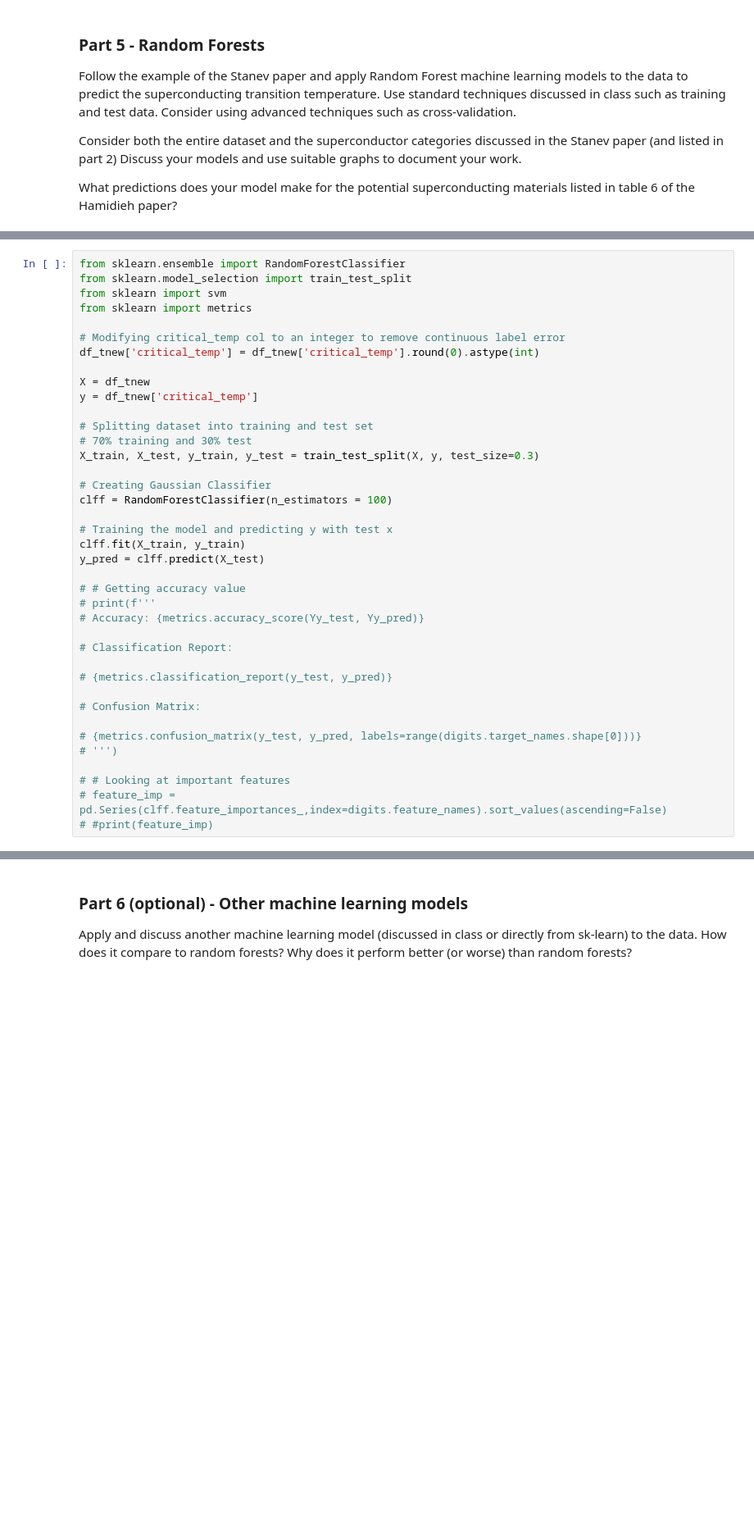
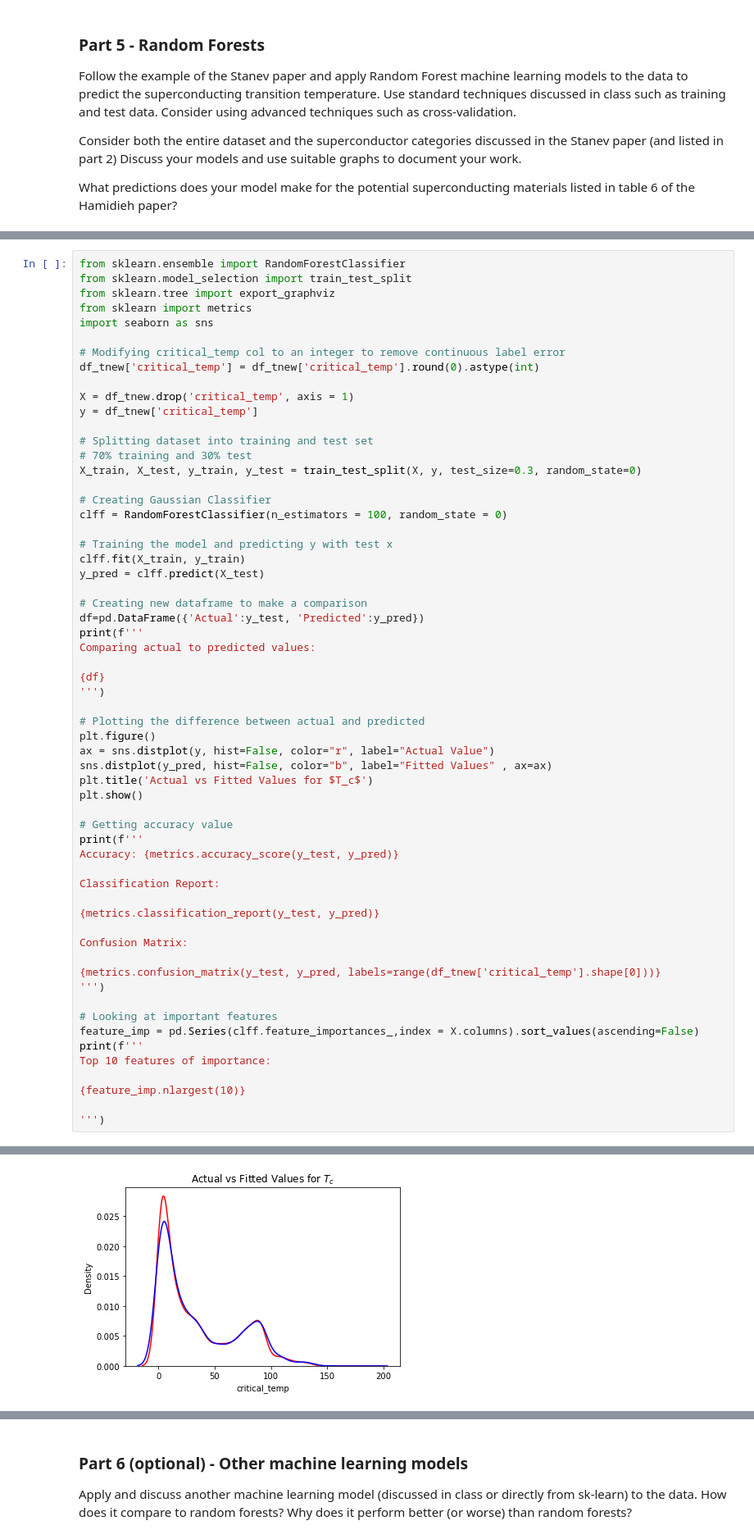
Before and after one commit to teoyi/scientific-computing-archive, a Jupyter notebook: sci-comp-II/Week-10/final-project.ipynb, the cells around one changed output, grey strips where cells are left out. Shown at 82% size. Drawn from its saved outputs; the diff is of its cells as text; blank space fills up the shorter version.

Commit message:
Added RandomForestClassifier and RandomForestRegressor methodoly, left with answering conceptual questions.

```diff
--- a/sci-comp-II/Week-10/final-project.ipynb
+++ b/sci-comp-II/Week-10/final-project.ipynb
@@ -184,39 +186,61 @@ What predictions does your model make for the potential superconducting material
 # %%
 from sklearn.ensemble import RandomForestClassifier
 from sklearn.model_selection import train_test_split
-from sklearn import svm
+from sklearn.tree import export_graphviz
 from sklearn import metrics
+import seaborn as sns
 
 # Modifying critical_temp col to an integer to remove continuous label error
 df_tnew['critical_temp'] = df_tnew['critical_temp'].round(0).astype(int)
 
-X = df_tnew
+X = df_tnew.drop('critical_temp', axis = 1)
 y = df_tnew['critical_temp']
 
 # Splitting dataset into training and test set
 # 70% training and 30% test
-X_train, X_test, y_train, y_test = train_test_split(X, y, test_size=0.3)
+X_train, X_test, y_train, y_test = train_test_split(X, y, test_size=0.3, random_state=0)
 
 # Creating Gaussian Classifier
-clff = RandomForestClassifier(n_estimators = 100)
+clff = RandomForestClassifier(n_estimators = 100, random_state = 0)
 
 # Training the model and predicting y with test x
 clff.fit(X_train, y_train)
 y_pred = clff.predict(X_test)
 
-# # Getting accuracy value
-# print(f'''
-# Accuracy: {metrics.accuracy_score(Yy_test, Yy_pred)}
+# Creating new dataframe to make a comparison
+df=pd.DataFrame({'Actual':y_test, 'Predicted':y_pred})
+print(f'''
+Comparing actual to predicted values:
 
-# Classification Report:
+{df}
+''')
 
-# {metrics.classification_report(y_test, y_pred)}
+# Plotting the difference between actual and predicted
+plt.figure()
+ax = sns.distplot(y, hist=False, color="r", label="Actual Value")
+sns.distplot(y_pred, hist=False, color="b", label="Fitted Values" , ax=ax)
+plt.title('Actual vs Fitted Values for $T_c$')
+plt.show()
 
-# Confusion Matrix:
+# Getting accuracy value
+print(f'''
+Accuracy: {metrics.accuracy_score(y_test, y_pred)}
 
-# {metrics.confusion_matrix(y_test, y_pred, labels=range(digits.target_names.shape[0]))}
-# ''')
+Classification Report:
 
-# # Looking at important features
-# feature_imp = pd.Series(clff.feature_importances_,index=digits.feature_names).sort_values(ascending=False)
-# #print(feature_imp)
+{metrics.classification_report(y_test, y_pred)}
+
+Confusion Matrix:
+
+{metrics.confusion_matrix(y_test, y_pred, labels=range(df_tnew['critical_temp'].shape[0]))}
+''')
+
+# Looking at important features
+feature_imp = pd.Series(clff.feature_importances_,index = X.columns).sort_values(ascending=False)
+print(f'''
+Top 10 features of importance:
+
+{feature_imp.nlargest(10)}
+
+''')
+# %% [output]
@@ -222,0 +263 @@ y_pred = clff.predict(X_test)
+[figure, added]
```
Also changed, not shown: parts of 4 cells of this notebook.
